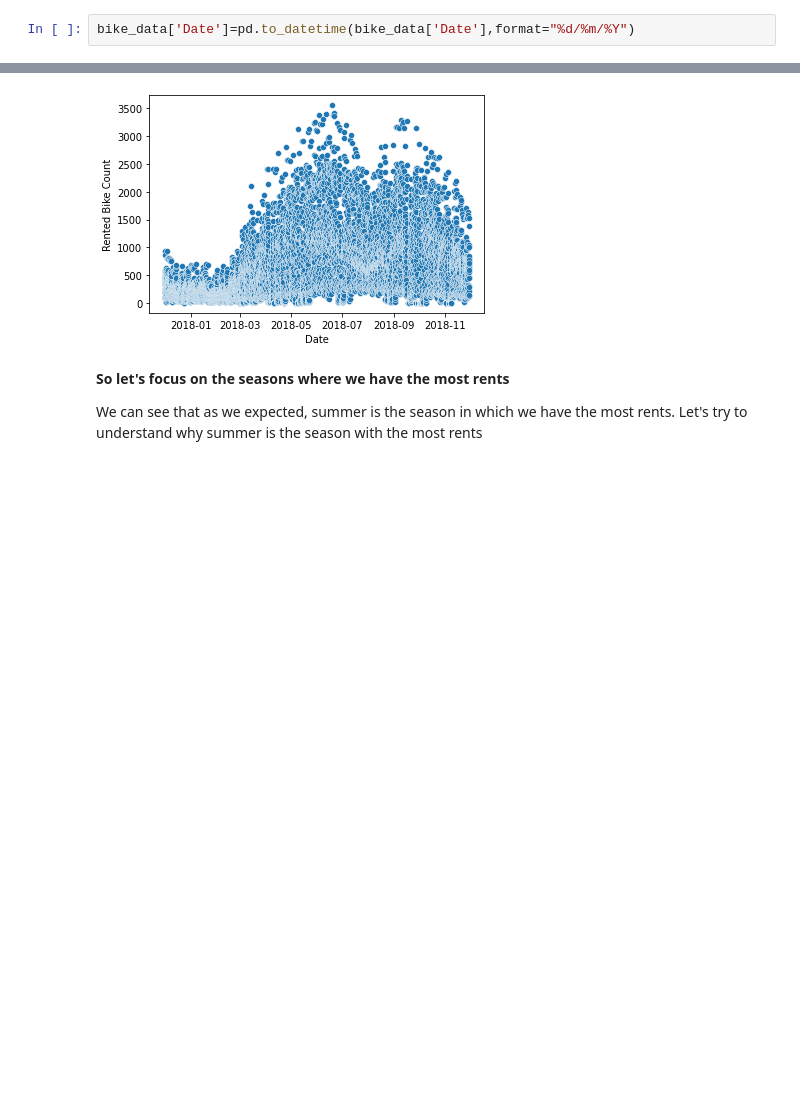
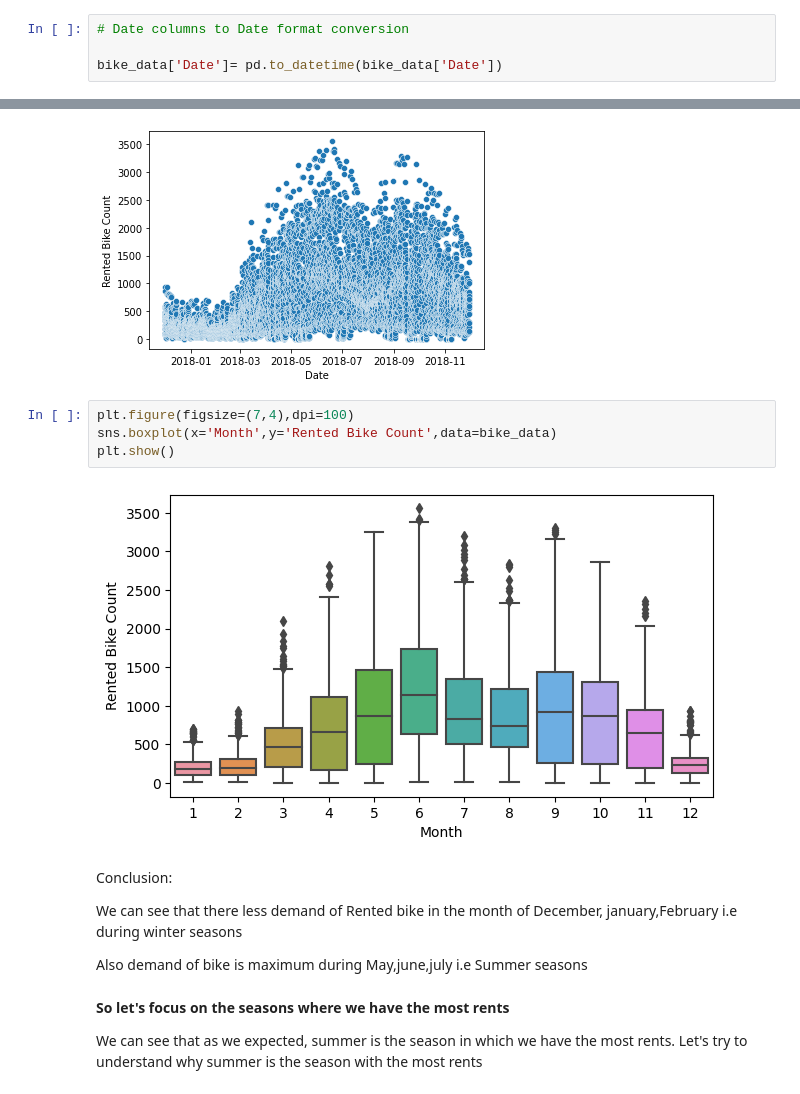
Before and after one commit to rohitrv8922/Bike-Sharing-Demand-Prediction, a Jupyter notebook: ROHIT_VERMA_(Bike_Sharing_Demand_Prediction_Capstone_Project).ipynb, the cells around one changed output, grey strips where cells are left out. Drawn from its saved outputs; the diff is of its cells as text; blank space fills up the shorter version.

```diff
--- a/ROHIT_VERMA_(Bike_Sharing_Demand_Prediction_Capstone_Project).ipynb
+++ b/ROHIT_VERMA_(Bike_Sharing_Demand_Prediction_Capstone_Project).ipynb
@@ -158,8 +158,10 @@ plt.show()
 [figure]
 # %% [markdown]
 We convert as datetime the series 'Date'
-# %%
-bike_data['Date']=pd.to_datetime(bike_data['Date'],format="%d/%m/%Y")
+# %%
+# Date columns to Date format conversion
+
+bike_data['Date']= pd.to_datetime(bike_data['Date'])
 # %% [markdown]
 #Here are the correlations between variables
 # %% [markdown]
@@ -244,6 +258,18 @@ On this first plot, we see a high raise between April to autumn of bikes rent
 ax = sns.scatterplot(x="Date", y="Rented Bike Count", data=bike_data)
 # %% [output]
 [figure]
+# %%
+plt.figure(figsize=(7,4),dpi=100)
+sns.boxplot(x='Month',y='Rented Bike Count',data=bike_data)
+plt.show()
+# %% [output]
+[figure, added]
+# %% [markdown]
+Conclusion:
+
+We can see that there less demand of Rented bike in the month of December, january,February i.e during winter seasons
+
+Also demand of bike is maximum during May,june,july i.e Summer seasons
 # %% [markdown]
 **So let's focus on the seasons where we have the most rents**
 
```
Also changed, not shown: parts of 40 cells of this notebook.
